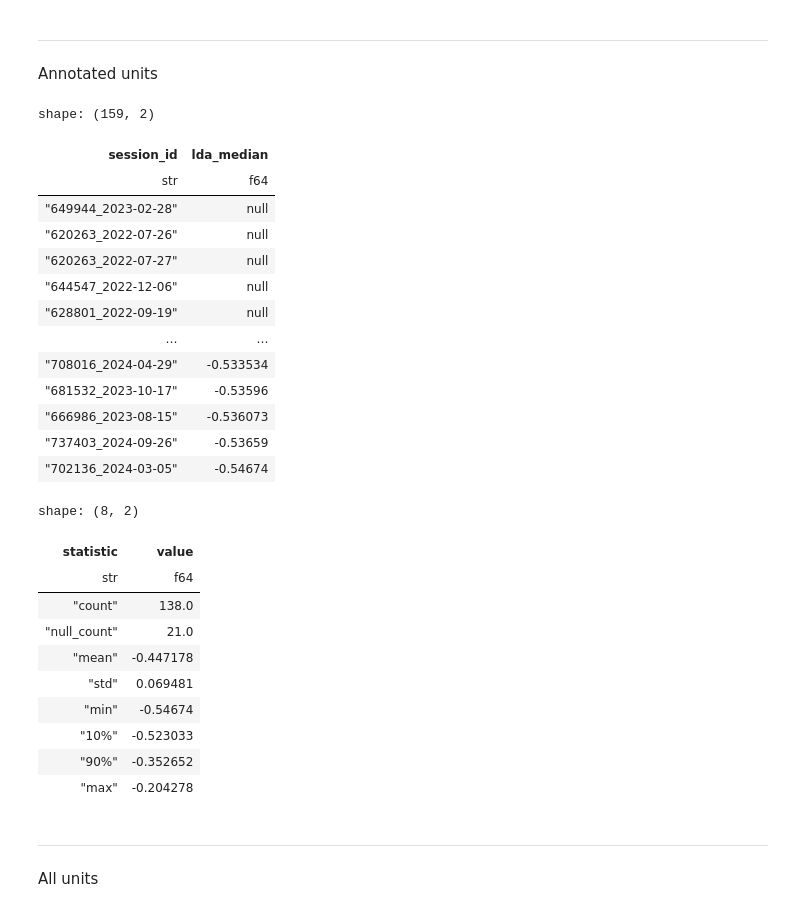
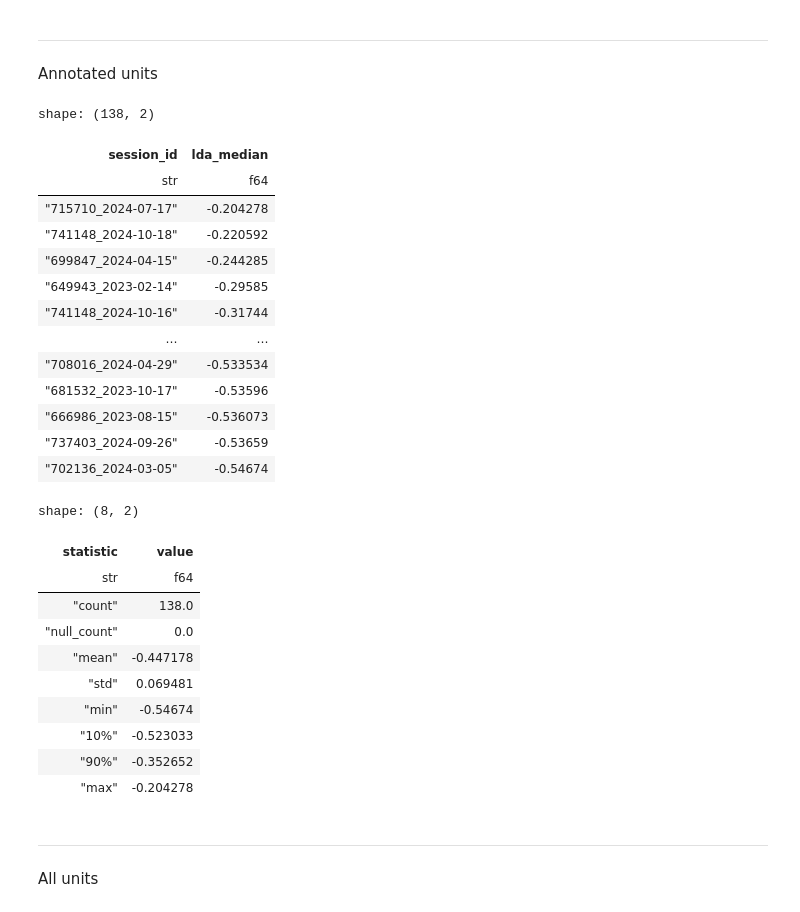
Before and after one commit to AllenNeuralDynamics/dynamic-routing-unit-drift-qc-dashboard, a Jupyter notebook: notebooks/drift_sessions.ipynb, the cells around one changed output. Cells and saved outputs as stored; diff of their text form; code cells hidden in the pictures.

```diff
--- a/notebooks/drift_sessions.ipynb
+++ b/notebooks/drift_sessions.ipynb
@@ -13,27 +12,29 @@ from db_utils import get_df
 ---
 Annotated units
 # %%
+
 df = (
     get_df()
     .drop_nulls('drift_rating')
     .join(lda_all_df, on='unit_id', how='left')
     .group_by('session_id')
     .agg(
         pl.col('lda').median().alias('lda_median'),
     )
     .sort('lda_median', descending=True)
+    .drop_nulls('lda_median')
 )
 display(df)
 display(df['lda_median'].describe(percentiles=(0.1, 0.9)))
 # %% [output]
-shape: (159, 2)
+shape: (138, 2)
 | session_id | lda_median |
 | str | f64 |
-| "649944_2023-02-28" | null |
-| "620263_2022-07-26" | null |
-| "620263_2022-07-27" | null |
-| "644547_2022-12-06" | null |
-| "628801_2022-09-19" | null |
+| "715710_2024-07-17" | -0.204278 |
+| "741148_2024-10-18" | -0.220592 |
+| "699847_2024-04-15" | -0.244285 |
+| "649943_2023-02-14" | -0.29585 |
+| "741148_2024-10-16" | -0.31744 |
 | … | … |
 | "708016_2024-04-29" | -0.533534 |
 | "681532_2023-10-17" | -0.53596 |
@@ -44,7 +45,7 @@ shape: (8, 2)
 | statistic | value |
 | str | f64 |
 | "count" | 138.0 |
-| "null_count" | 21.0 |
+| "null_count" | 0.0 |
 | "mean" | -0.447178 |
 | "std" | 0.069481 |
 | "min" | -0.54674 |
```
Also changed, not shown: parts of 2 cells of this notebook, 1 other file.
